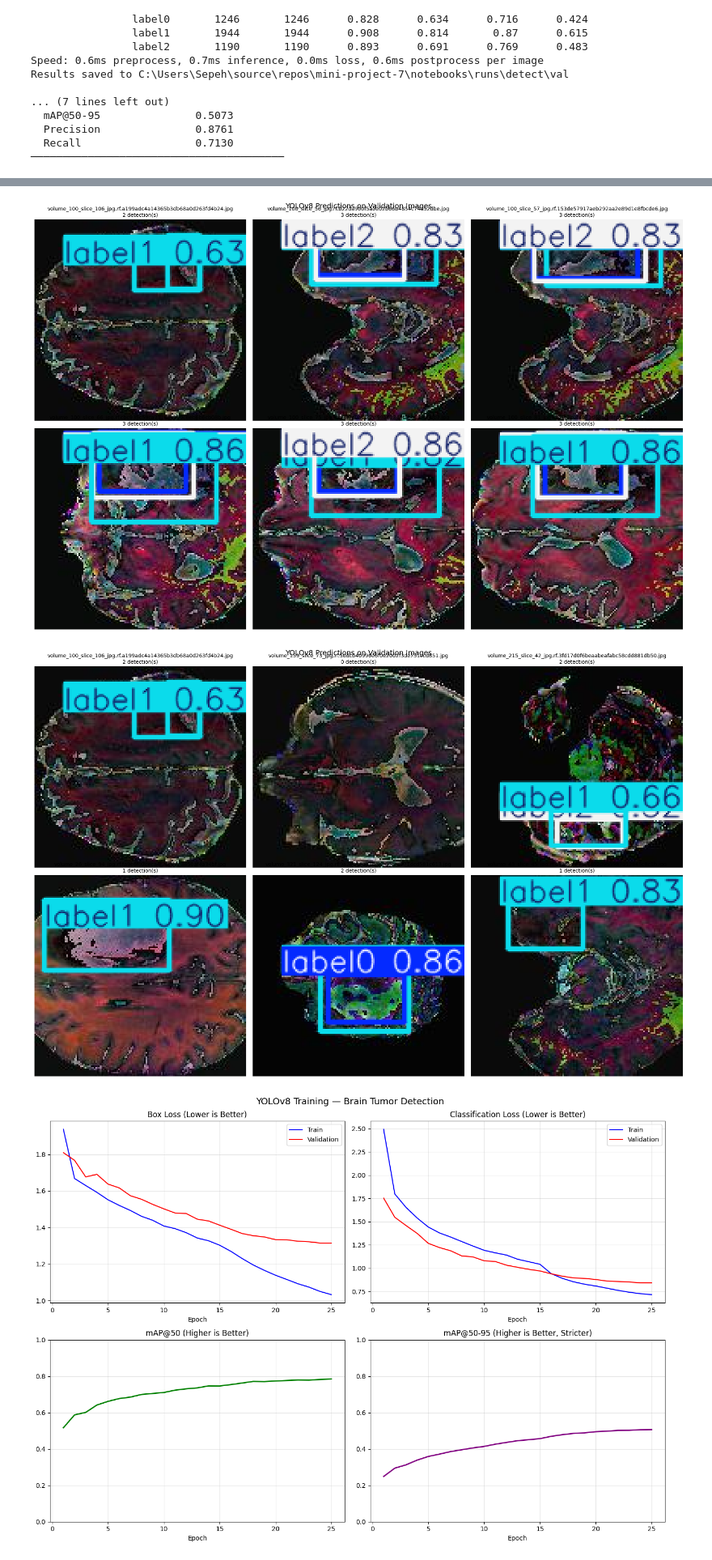
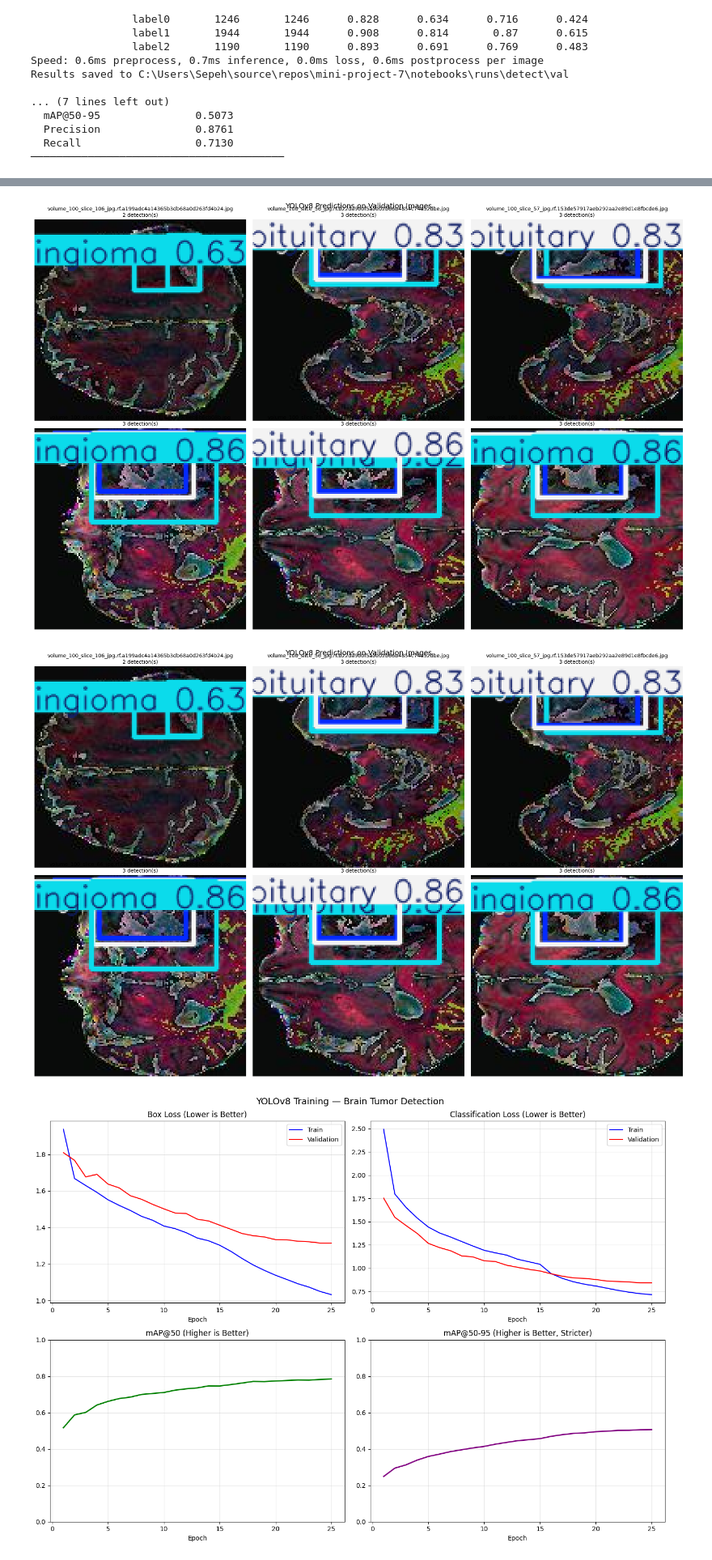
Before and after one commit to Sepehrman/mini-project-7, a Jupyter notebook: notebooks/notebook.ipynb, the cells around one changed output, grey strips where cells are left out. Shown at 81% size. Drawn from its saved outputs; the diff is of its cells as text; code cells hidden in the pictures.

Commit message:
Added update to labellings

```diff
--- a/notebooks/notebook.ipynb
+++ b/notebooks/notebook.ipynb
@@ -428,15 +477,22 @@ Class                AP@50        AP@50-95     Precision    Recall
 # %%
 # ============================================
-# VISUALIZE 6 PREDICTIONS ON VALIDATION IMAGES
+# VISUALIZE 6 PREDICTIONS ON VALIDATION IMAGES (FIXED LABELS)
 # ============================================
 
-val_img_dir = os.path.join(DATASET_DIR, 'valid', 'images')
+val_img_dir = os.path.join(DATASET_DIR, "valid", "images")
 
 val_images = [
     os.path.join(val_img_dir, f)
     for f in sorted(os.listdir(val_img_dir))
-    if f.lower().endswith(('.jpg', '.jpeg', '.png'))
+    if f.lower().endswith((".jpg", ".jpeg", ".png"))
 ][:6]
+
+# Build a remapped names dict keyed by class index (0..nc-1)
+# trained_model.names is read-only but we can read it
+remapped_names = {
+    i: TUMOR_LABEL_REMAP.get(name, name)
+    for i, name in trained_model.names.items()
+}
 
 results_val = trained_model(val_images, conf=0.25, verbose=False)
 
@@ -444,51 +500,65 @@ fig, axes = plt.subplots(2, 3, figsize=(18, 12))
 axes = axes.flatten()
 
 for ax, result, img_path in zip(axes, results_val, val_images):
-    annotated = result.plot()
+    # Force the result object to use your remapped names
+    result.names = remapped_names
+
+    annotated = result.plot()  # now plots with your names
     ax.imshow(annotated[..., ::-1])
     n = len(result.boxes)
     ax.set_title(f"{os.path.basename(img_path)}\n{n} detection(s)", fontsize=10)
-    ax.axis('off')
+    ax.axis("off")
 
-plt.suptitle('YOLOv8 Predictions on Validation Images', fontsize=14)
+plt.suptitle("YOLOv8 Predictions on Validation Images", fontsize=14)
 plt.tight_layout()
 plt.show()
 # %% [output]
-[figure, old version]
+[figure, new version]
 # %%
 # ============================================
-# VISUALIZE 6 PREDICTIONS ON VALIDATION IMAGES
+# VISUALIZE 6 PREDICTIONS ON VALIDATION IMAGES (FIXED LABELS)
 # ============================================
 
-val_img_dir = os.path.join(DATASET_DIR, 'valid', 'images')
+val_img_dir = os.path.join(DATASET_DIR, "valid", "images")
 
-all_val_images = [
+val_images = [
     os.path.join(val_img_dir, f)
     for f in sorted(os.listdir(val_img_dir))
-    if f.lower().endswith(('.jpg', '.jpeg', '.png'))
-]
+    if f.lower().endswith((".jpg", ".jpeg", ".png"))
+][:6]
 
-# Sample evenly across the full validation set to get diverse images
-step = len(all_val_images) // 6
-val_images = [all_val_images[i * step] for i in range(6)]
+# Build remapped label dictionary
+remapped_names = {
+    i: TUMOR_LABEL_REMAP.get(name, name)
+    for i, name in trained_model.names.items()
+}
 
 results_val = trained_model(val_images, conf=0.25, verbose=False)
 
 fig, axes = plt.subplots(2, 3, figsize=(18, 12))
 axes = axes.flatten()
 
 for ax, result, img_path in zip(axes, results_val, val_images):
+
+    # Override labels used by YOLO plotting
+    result.names = remapped_names
+
     annotated = result.plot()
+
     ax.imshow(annotated[..., ::-1])
     n = len(result.boxes)
-    ax.set_title(f"{os.path.basename(img_path)}\n{n} detection(s)", fontsize=10)
-    ax.axis('off')
 
-plt.suptitle('YOLOv8 Predictions on Validation Images', fontsize=14)
+    ax.set_title(
+        f"{os.path.basename(img_path)}\n{n} detection(s)",
+        fontsize=10
+    )
+    ax.axis("off")
+
+plt.suptitle("YOLOv8 Predictions on Validation Images", fontsize=14)
 plt.tight_layout()
 plt.show()
 # %% [output]
-[figure, old version]
+[figure, new version]
 # %%
 # ============================================
 # TRAINING CURVES — LOSS & mAP OVER EPOCHS
```
Also changed, not shown: parts of 2 cells of this notebook.
